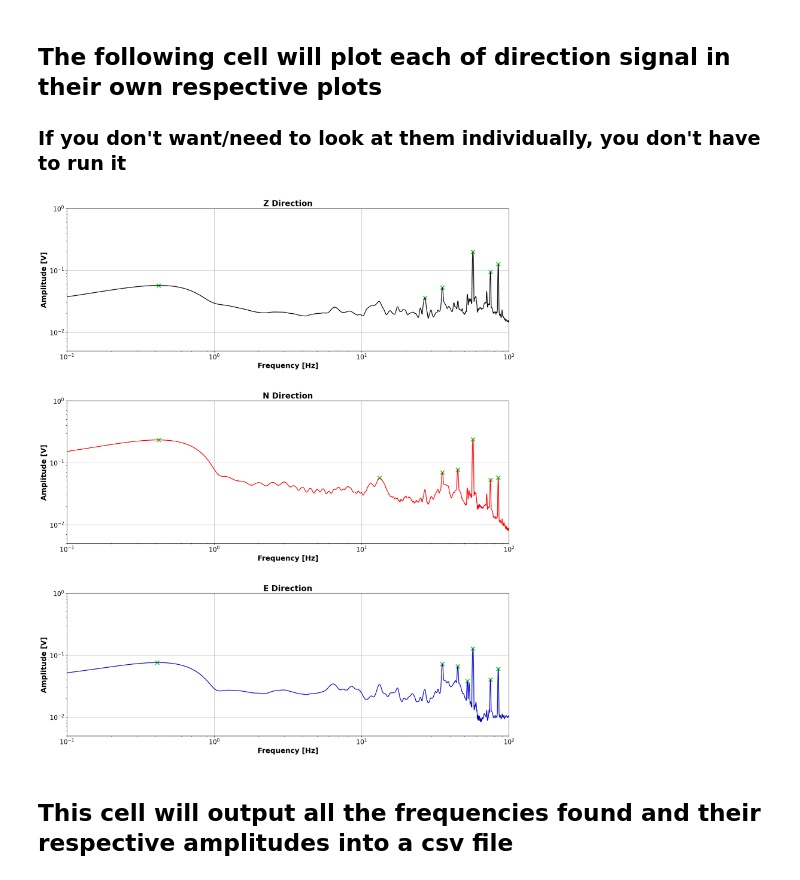
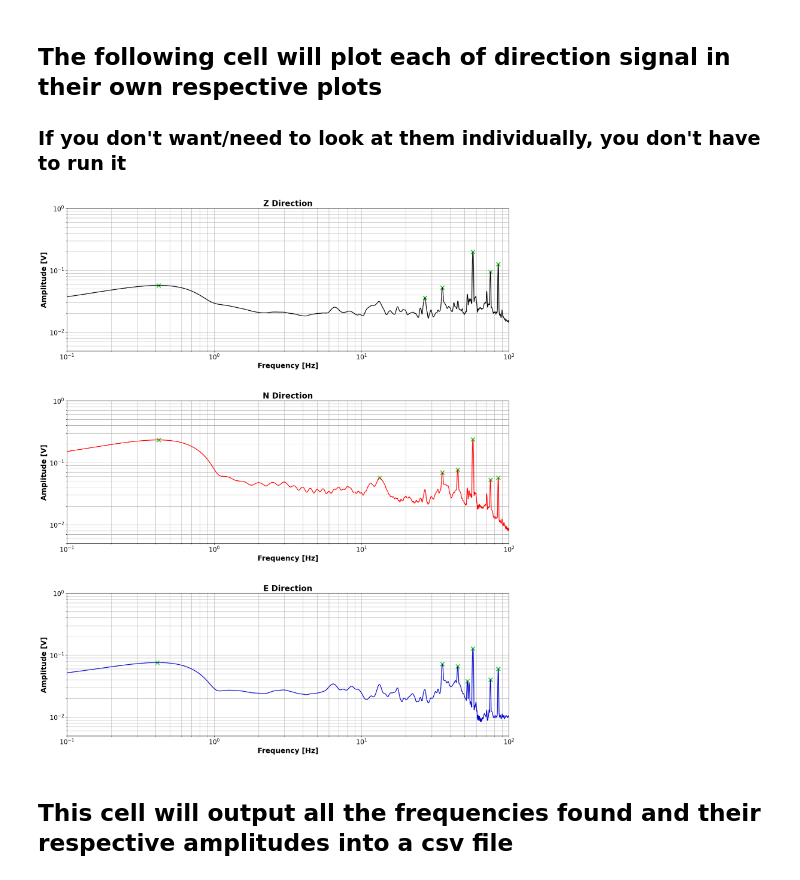
Before and after one commit to EquivocalBeing/Research_Code, a Jupyter notebook: Summer 2024/Seismometer_Analysis_Prime.ipynb, the cells around one changed output. Saved outputs shown, nothing was run; the diff lists cells and outputs as text; code cells hidden in the pictures.

```diff
--- a/Summer 2024/Seismometer_Analysis_Prime.ipynb
+++ b/Summer 2024/Seismometer_Analysis_Prime.ipynb
@@ -389,9 +433,9 @@ axis1.set_title("Z Direction", fontweight = 'bold' , fontsize = 20)
 axis1.set_yscale('log')
 axis1.set_xscale('log')
 
-axis1.scatter(f_z[peak_z], az[peak_z] ** 0.5, s = 100, color = 'limegreen', marker = 'x',
+axis1.scatter(f_z[peak_z], az[peak_z], s = 100, color = 'limegreen', marker = 'x',
             linewidths = 2.5, label = 'Signal Peaks')
-axis1.plot(f_z, az ** 0.5, color = 'black', linewidth = 1.75, label = 'Z Direction')
+axis1.plot(f_z, az, color = 'black', linewidth = 1.75, label = 'Z Direction')
 
 axis1.set_xlabel("Frequency [Hz]", fontweight = "bold", fontsize = 18)
 axis1.set_ylabel("Amplitude [V]", fontweight = "bold", fontsize = 18)
@@ -400,7 +444,7 @@ axis1.tick_params(labelsize=16)
 plt.ylim(y_min,y_max)
 plt.xlim(x_min,x_max)
 
-axis1.grid(True)
+axis1.grid(True, which="both", ls="-")
 
 ####################################################### Channel N ##############################################################
 
@@ -411,44 +455,44 @@ axis2.set_title("N Direction", fontweight = "bold", fontsize = 20)
 axis2.set_yscale('log')
 axis2.set_xscale('log')
 
-axis2.scatter(f_n[peak_n], an[peak_n] ** 0.5, s = 100, color = 'limegreen', marker = 'x',
+axis2.scatter(f_n[peak_n], an[peak_n], s = 100, color = 'limegreen', marker = 'x',
             linewidths = 2.5)
-axis2.plot(f_n, an ** 0.5, color = 'red', linewidth = 1.75, label = 'N Direction')
+axis2.plot(f_n, an, color = 'red', linewidth = 1.75, label = 'N Direction')
 
 axis2.set_xlabel("Frequency [Hz]", fontweight = "bold", fontsize = 18)
 axis2.set_ylabel("Amplitude [V]", fontweight = "bold", fontsize = 18)
 axis2.tick_params(labelsize=16)
 
 plt.ylim(y_min,y_max)
 plt.xlim(x_min,x_max)
 
-axis2.grid(True)
+axis2.grid(True, which="both", ls="-")
 
 ####################################################### Channel E ##############################################################
 
 axis3 = fig.add_subplot(gs[2,0])
 
 axis3.set_title("E Direction", fontweight = "bold", fontsize = 20)
 
 axis3.set_yscale('log')
 axis3.set_xscale('log')
 
-axis3.scatter(f_e[peak_e], ae[peak_e] ** 0.5, s = 100, color = 'limegreen', marker = 'x',
+axis3.scatter(f_e[peak_e], ae[peak_e], s = 100, color = 'limegreen', marker = 'x',
             linewidths = 2.5)
-axis3.plot(f_e, ae ** 0.5, color = 'mediumblue', linewidth = 1.75, label = 'E Direction')
+axis3.plot(f_e, ae, color = 'mediumblue', linewidth = 1.75, label = 'E Direction')
 
 axis3.set_xlabel("Frequency [Hz]", fontweight = "bold", fontsize = 18)
 axis3.set_ylabel("Amplitude [V]", fontweight = "bold", fontsize = 18)
 axis3.tick_params(labelsize=16)
 
 plt.ylim(y_min,y_max)
 plt.xlim(x_min,x_max)
 
-axis3.grid(True)
+axis3.grid(True, which="both", ls="-")
 
 #plt.savefig('**place_img_name_here.format**', bbox_inches='tight')
 # %% [output]
-[figure, old version]
+[figure, new version]
 # %% [markdown]
 ## This cell will output all the frequencies found and their respective amplitudes into a csv file
 # %%
```
Also changed, not shown: parts of 6 cells of this notebook, 1 other file.
